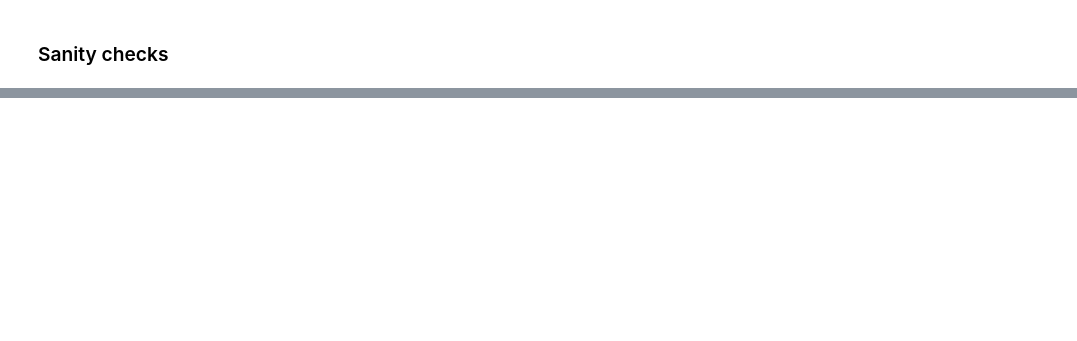
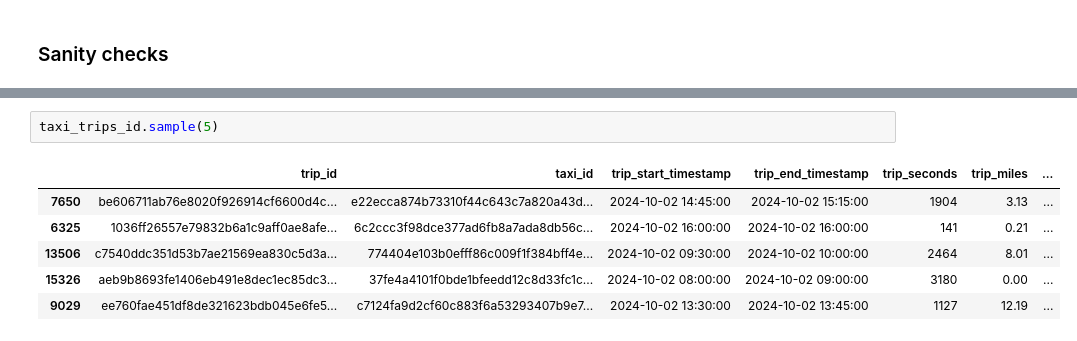
Before and after one commit to rhamorszky/data_engineering_project, a Jupyter notebook: src/notebooks/06_chicago_data_to_mapping.ipynb, the cells around one changed output, grey strips where cells are left out. Drawn from its saved outputs; the diff is of its cells as text; blank space fills up the shorter version.

```diff
--- a/src/notebooks/06_chicago_data_to_mapping.ipynb
+++ b/src/notebooks/06_chicago_data_to_mapping.ipynb
@@ -356,0 +437,9 @@ taxi_trips.nlargest(10, 'fare')
+# %%
+taxi_trips_id.sample(5)
+# %% [output]
+|  | trip_id | taxi_id | trip_start_timestamp | trip_end_timestamp | trip_seconds | trip_miles | ... |
+| 7650 | be606711ab76e8020f926914cf6600d4c... | e22ecca874b73310f44c643c7a820a43d... | 2024-10-02 14:45:00 | 2024-10-02 15:15:00 | 1904 | 3.13 | ... |
+| 6325 | 1036ff26557e79832b6a1c9aff0ae8afe... | 6c2ccc3f98dce377ad6fb8a7ada8db56c... | 2024-10-02 16:00:00 | 2024-10-02 16:00:00 | 141 | 0.21 | ... |
+| 13506 | c7540ddc351d53b7ae21569ea830c5d3a... | 774404e103b0efff86c009f1f384bff4e... | 2024-10-02 09:30:00 | 2024-10-02 10:00:00 | 2464 | 8.01 | ... |
+| 15326 | aeb9b8693fe1406eb491e8dec1ec85dc3... | 37fe4a4101f0bde1bfeedd12c8d33fc1c... | 2024-10-02 08:00:00 | 2024-10-02 09:00:00 | 3180 | 0.00 | ... |
+| 9029 | ee760fae451df8de321623bdb045e6fe5... | c7124fa9d2cf60c883f6a53293407b9e7... | 2024-10-02 13:30:00 | 2024-10-02 13:45:00 | 1127 | 12.19 | ... |
```
Also changed, not shown: parts of 47 cells of this notebook, 4 other files.
